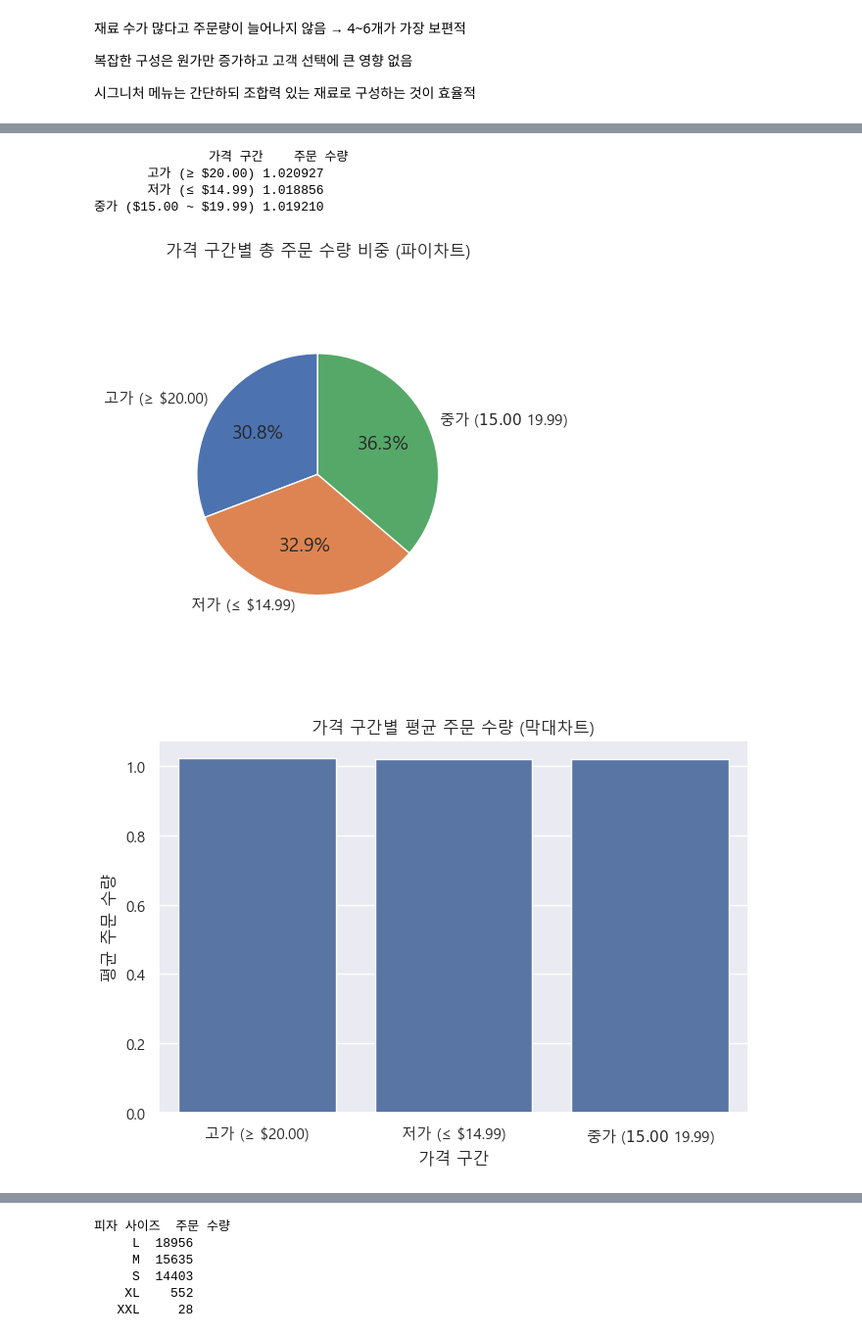
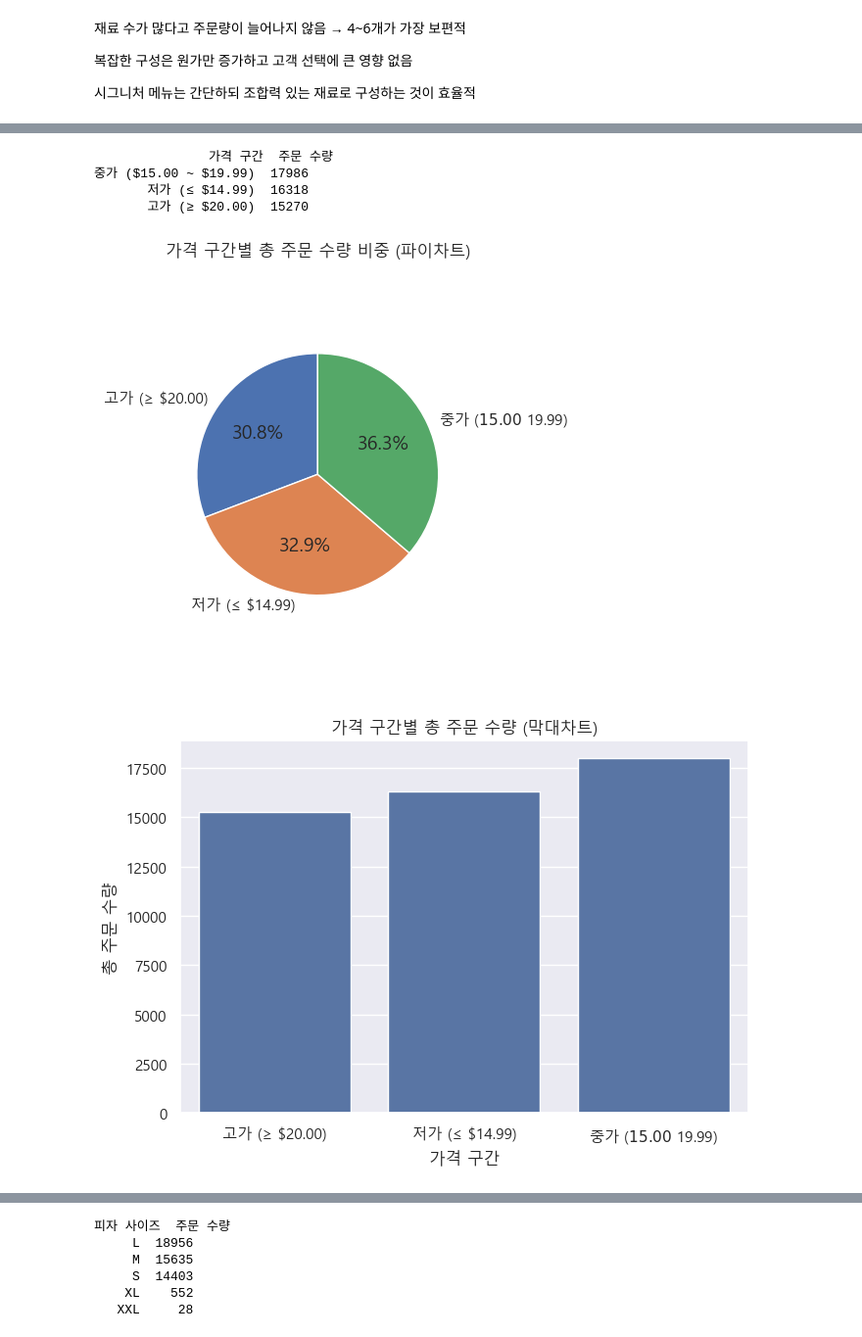
Before and after one commit to Lesly-kim/Mid_Project, a Jupyter notebook: data_preprocessing.ipynb, the cells around one changed output, grey strips where cells are left out. Shown at 98% size. Drawn from its saved outputs; the diff is of its cells as text; code cells hidden in the pictures.

```diff
--- a/data_preprocessing.ipynb
+++ b/data_preprocessing.ipynb
@@ -195,63 +195,52 @@ def 가격_구간(가격):
 # 단가 기준으로 구간 분류 컬럼 추가
 df['가격 구간'] = df['단가'].apply(가격_구간)
 
-# 각 가격 구간별 평균 주문 수량 계산
-price_group_summary = df.groupby('가격 구간')['주문 수량'].mean().reset_index().sort_values(by='가격 구간')
+# 각 가격 구간별 총 주문 수량 계산
+price_group_summary = df.groupby('가격 구간')['주문 수량'].sum().reset_index()
+
+# 보기 좋게 가격 구간 정렬
+price_group_summary = price_group_summary.sort_values(by='주문 수량', ascending=False)
 
 # 결과 확인
 print(price_group_summary.to_string(index=False))
 # %% [output]
-               가격 구간    주문 수량
-       고가 (≥ $20.00) 1.020927
-       저가 (≤ $14.99) 1.018856
-중가 ($15.00 ~ $19.99) 1.019210
+               가격 구간  주문 수량
+중가 ($15.00 ~ $19.99)  17986
+       저가 (≤ $14.99)  16318
+       고가 (≥ $20.00)  15270
 # %%
-# 1. 단가 구간 분류 함수 정의
-def 가격_구간(가격):
-    if 가격 <= 14.99:
-        return '저가 (≤ $14.99)'
-    elif 15.00 <= 가격 <= 19.99:
-        return '중가 ($15.00 ~ $19.99)'
-    else:
-        return '고가 (≥ $20.00)'
-
-# 2. 단가 기준으로 구간 분류
-df['가격 구간'] = df['단가'].apply(가격_구간)
-
-# 3. 구간별 평균 주문 수량 집계
-price_group_summary = df.groupby('가격 구간')['주문 수량'].mean().reset_index()
-
-# 4. 구간별 총 주문 수량 집계 (파이차트용)
-order_sum = df.groupby('가격 구간')['주문 수량'].sum()
+# 3. 구간별 **총 주문 수량** 집계 (막대차트용으로도 동일하게 사용)
+price_group_summary = df.groupby('가격 구간')['주문 수량'].sum().reset_index()
 
 # --------------- 그래프 1: 파이차트 ----------------
 plt.figure(figsize=(5, 5))
-plt.pie(order_sum, labels=order_sum.index, autopct='%1.1f%%', startangle=90)
+plt.pie(price_group_summary['주문 수량'], labels=price_group_summary['가격 구간'],
+        autopct='%1.1f%%', startangle=90)
 plt.title('가격 구간별 총 주문 수량 비중 (파이차트)')
 plt.axis('equal')
 plt.tight_layout()
 plt.show()
 
 # --------------- 그래프 2: 막대차트 ----------------
 plt.figure(figsize=(7, 5))
 sns.barplot(data=price_group_summary, x='가격 구간', y='주문 수량')
-plt.title('가격 구간별 평균 주문 수량 (막대차트)')
+plt.title('가격 구간별 총 주문 수량 (막대차트)')
 plt.xlabel('가격 구간')
-plt.ylabel('평균 주문 수량')
+plt.ylabel('총 주문 수량')
 plt.tight_layout()
 plt.show()
 
 # --------------- 그래프 3: 산점도 ----------------
 plt.figure(figsize=(8, 6))
 sns.scatterplot(data=df, x='단가', y='주문 수량', hue='가격 구간', palette='Set2', alpha=0.6)
 plt.title('단가 vs 주문 수량 (산점도)')
 plt.xlabel('피자 단가 ($)')
 plt.ylabel('주문 수량')
 plt.legend(title='가격 구간')
 plt.grid(True)
 plt.tight_layout()
 plt.show()
 # %% [output]
 [figure]
-[figure, old version]
+[figure, new version]
 [figure]
```
Also changed, not shown: parts of 7 cells of this notebook.
